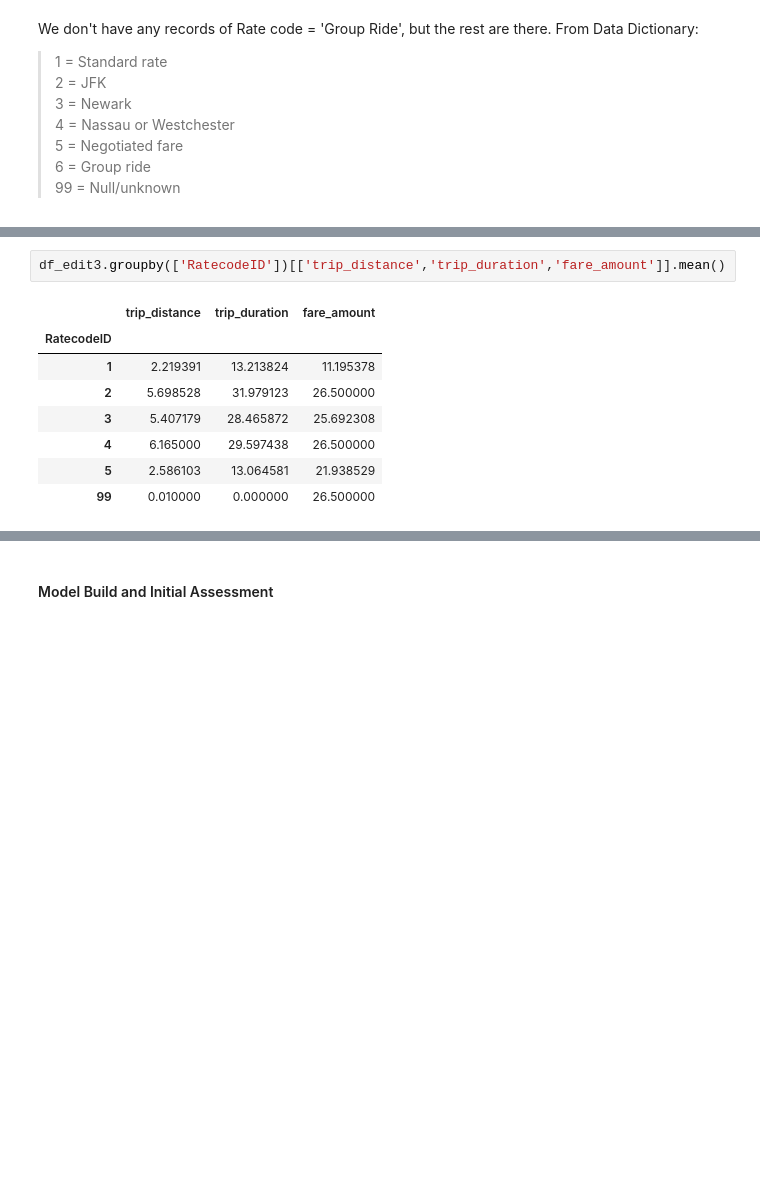
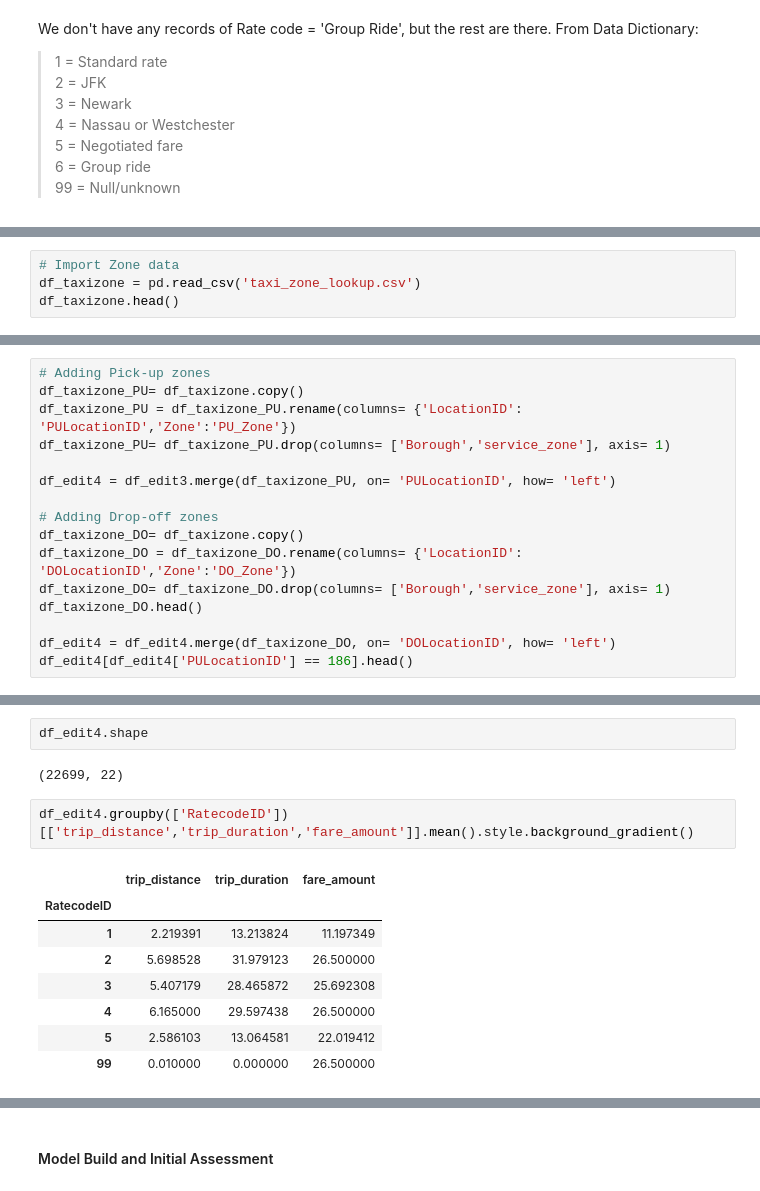
Before and after one commit to traha-89/Portafoglio, a Jupyter notebook: NYC Taxi Fare Prediction/NYC_MLRprediction.ipynb, the cells around one changed output, grey strips where cells are left out. Saved outputs shown, nothing was run; the diff lists cells and outputs as text; blank space fills up the shorter version.

```diff
--- a/NYC Taxi Fare Prediction/NYC_MLRprediction.ipynb
+++ b/NYC Taxi Fare Prediction/NYC_MLRprediction.ipynb
@@ -474,0 +478,4 @@ From Data Dictionary:
+# %%
+# Import Zone data
+df_taxizone = pd.read_csv('taxi_zone_lookup.csv')
+df_taxizone.head()
@@ -474,0 +489,16 @@ From Data Dictionary:
+# %%
+# Adding Pick-up zones
+df_taxizone_PU= df_taxizone.copy()
+df_taxizone_PU = df_taxizone_PU.rename(columns= {'LocationID': 'PULocationID','Zone':'PU_Zone'})
+df_taxizone_PU= df_taxizone_PU.drop(columns= ['Borough','service_zone'], axis= 1)
+
+df_edit4 = df_edit3.merge(df_taxizone_PU, on= 'PULocationID', how= 'left')
+
+# Adding Drop-off zones
+df_taxizone_DO= df_taxizone.copy()
+df_taxizone_DO = df_taxizone_DO.rename(columns= {'LocationID': 'DOLocationID','Zone':'DO_Zone'})
+df_taxizone_DO= df_taxizone_DO.drop(columns= ['Borough','service_zone'], axis= 1)
+df_taxizone_DO.head()
+
+df_edit4 = df_edit4.merge(df_taxizone_DO, on= 'DOLocationID', how= 'left')
+df_edit4[df_edit4['PULocationID'] == 186].head()
@@ -475,11 +512,15 @@ From Data Dictionary:
+# %%
+df_edit4.shape
+# %% [output]
+(22699, 22)
 # %%
-df_edit3.groupby(['RatecodeID'])[['trip_distance','trip_duration','fare_amount']].mean()
+df_edit4.groupby(['RatecodeID'])[['trip_distance','trip_duration','fare_amount']].mean().style.background_gradient()
 # %% [output]
 |  | trip_distance | trip_duration | fare_amount |
 | RatecodeID |  |  |  |
-| 1 | 2.219391 | 13.213824 | 11.195378 |
+| 1 | 2.219391 | 13.213824 | 11.197349 |
 | 2 | 5.698528 | 31.979123 | 26.500000 |
 | 3 | 5.407179 | 28.465872 | 25.692308 |
 | 4 | 6.165000 | 29.597438 | 26.500000 |
-| 5 | 2.586103 | 13.064581 | 21.938529 |
+| 5 | 2.586103 | 13.064581 | 22.019412 |
 | 99 | 0.010000 | 0.000000 | 26.500000 |
```
Also changed, not shown: parts of 26 cells of this notebook.
